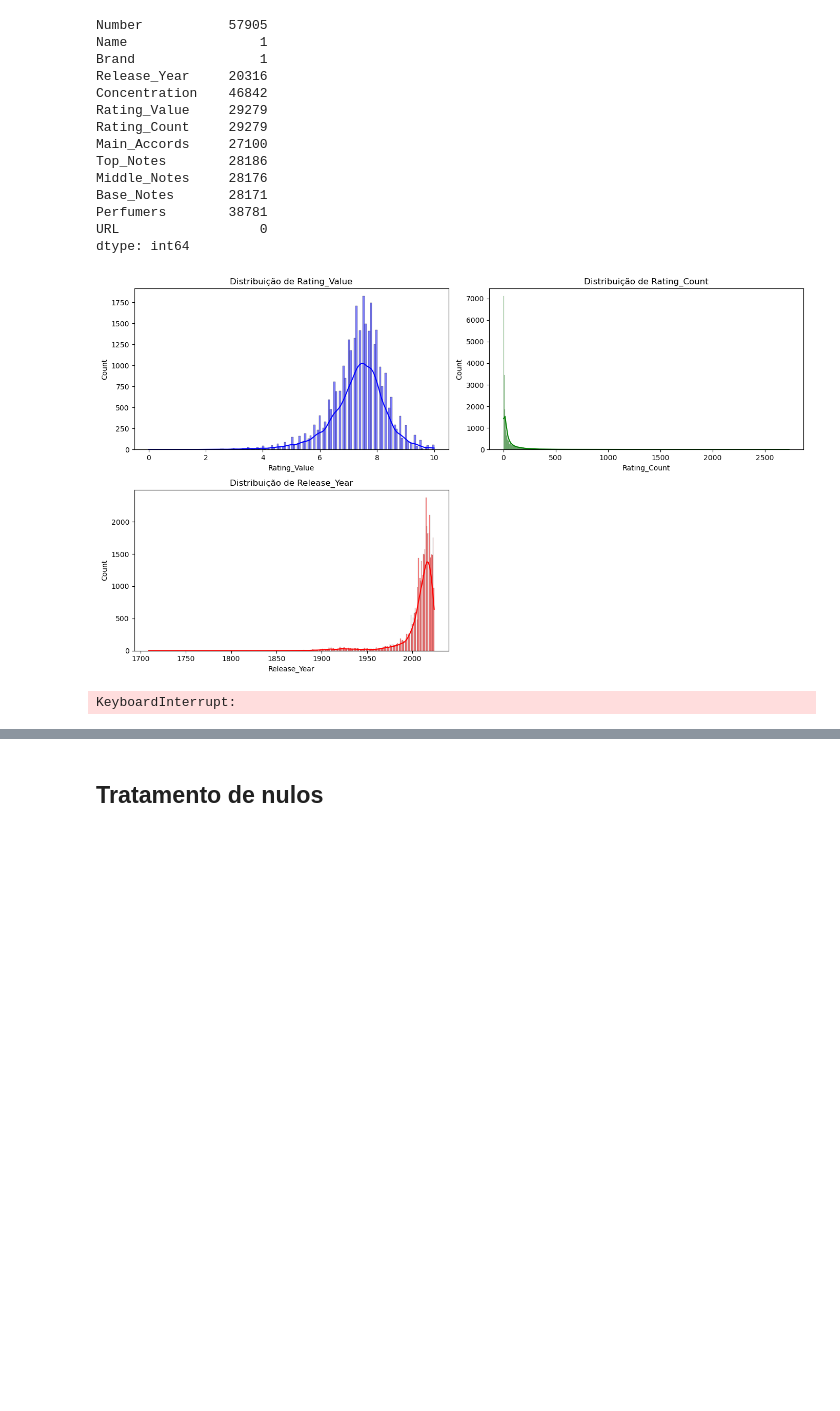
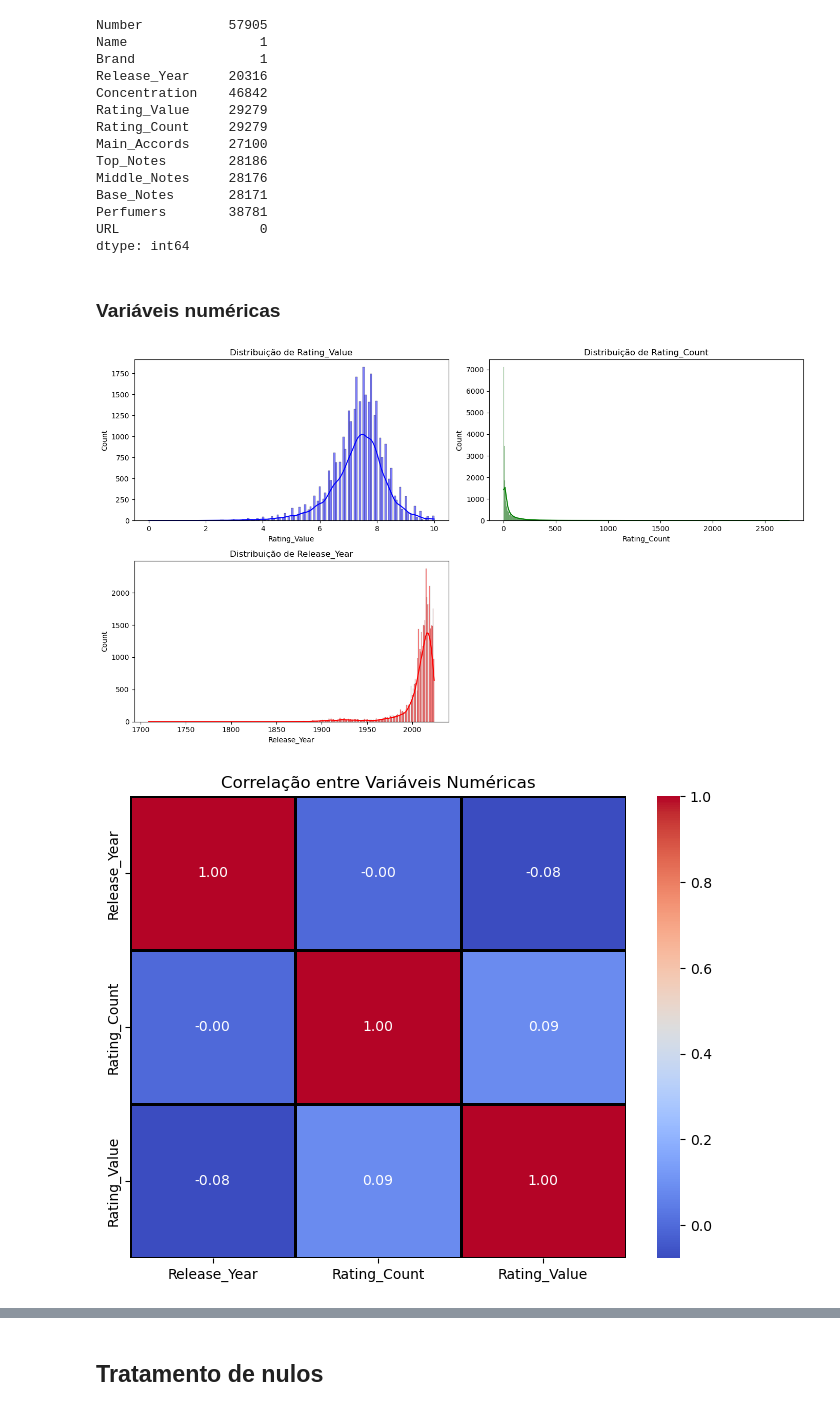
Before and after one commit to caiocvmacedo/projeto_aprendizado_maquina, a Jupyter notebook: analise_e_modelagem_notebook.ipynb, the cells around one changed output, grey strips where cells are left out. Saved outputs shown, nothing was run; the diff lists cells and outputs as text; code cells hidden in the pictures; blank space fills up the shorter version.

```diff
--- a/analise_e_modelagem_notebook.ipynb
+++ b/analise_e_modelagem_notebook.ipynb
@@ -89,3 +97,8 @@ Essas variáveis ajudam a analisar e classificar os perfumes com base em suas ca
+# %%
+categorical_cols = ['Concentration', 'Main_Accords', 'Top_Notes', 'Middle_Notes', 'Base_Notes']
+id_cols = ['Number', 'Name', 'URL', 'Brand', 'Perfumers']
+numeric_cols = ['Release_Year', 'Rating_Count']
+target = 'Rating_Value'
 # %% [markdown]
 ## Análise exploratória
 # %%
@@ -143,66 +156,39 @@ Base_Notes       28171
 Perfumers        38781
 URL                  0
 dtype: int64
+# %% [markdown]
+### Variáveis numéricas
 # %%
 # Distribuição das variáveis numéricas (Rating_Value, Rating_Count, Release_Year)
 plt.figure(figsize=(14, 8))
 
 # Rating Value
 plt.subplot(2, 2, 1)
 sns.histplot(parfum['Rating_Value'], kde=True, color='blue')
 plt.title('Distribuição de Rating_Value')
 
 # Rating Count
 plt.subplot(2, 2, 2)
 sns.histplot(parfum['Rating_Count'], kde=True, color='green')
 plt.title('Distribuição de Rating_Count')
 
 # Release Year
 plt.subplot(2, 2, 3)
 sns.histplot(parfum['Release_Year'], kde=True, color='red')
 plt.title('Distribuição de Release_Year')
 
 plt.tight_layout()
 plt.show()
 
-# Distribuição das variáveis categóricas (Brand, Concentration, Main_Accords)
-plt.figure(figsize=(14, 8))
+# Correlação entre variáveis numéricas (Rating_Value, Rating_Count, Release_Year)
+corr_matrix = parfum[numeric_cols + [target]].corr()
 
-# Distribuição das marcas
-plt.subplot(2, 2, 1)
-sns.countplot(data=parfum, y='Brand', order=parfum['Brand'].value_counts().index)
-plt.title('Distribuição das Marcas')
-
-# Distribuição das concentrações
-plt.subplot(2, 2, 2)
-sns.countplot(data=parfum, y='Concentration', order=parfum['Concentration'].value_counts().index)
-plt.title('Distribuição das Concentrações')
-
-# Distribuição dos principais acordes
-plt.subplot(2, 2, 3)
-sns.countplot(data=parfum, y='Main_Accords', order=parfum['Main_Accords'].value_counts().index)
-plt.title('Distribuição dos Principais Acordes')
-
-plt.tight_layout()
-plt.show()
-
-# Correlação entre variáveis numéricas (Rating_Value, Rating_Count, Release_Year)
-corr_matrix = parfum[['Rating_Value', 'Rating_Count', 'Release_Year']].corr()
 
 # Plotando a matriz de correlação
 plt.figure(figsize=(8, 6))
 sns.heatmap(corr_matrix, annot=True, cmap='coolwarm', fmt='.2f', linewidths=1, linecolor='black')
 plt.title('Correlação entre Variáveis Numéricas')
 plt.show()
-
-# Analisando perfumistas e suas contribuições (Top 10 perfumistas mais frequentes)
-top_perfumers = parfum['Perfumers'].value_counts().head(10)
-plt.figure(figsize=(10, 6))
-sns.barplot(x=top_perfumers.values, y=top_perfumers.index, palette='viridis')
-plt.title('Top 10 Perfumistas Mais Frequentes')
-plt.xlabel('Número de Perfumes')
-plt.ylabel('Perfumista')
-plt.show()
 # %% [output]
 [figure]
-KeyboardInterrupt:
+[figure, added]
```
Also changed, not shown: parts of 17 cells of this notebook.
